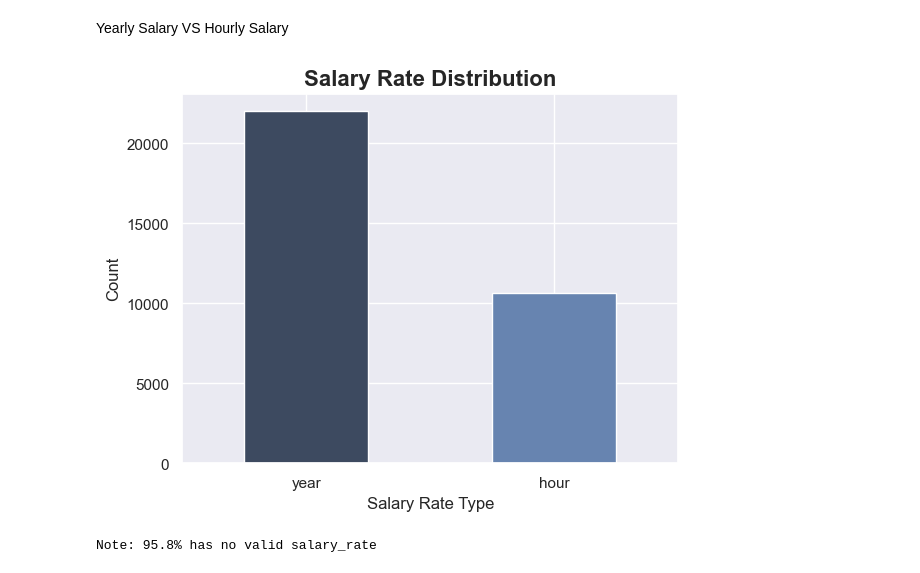
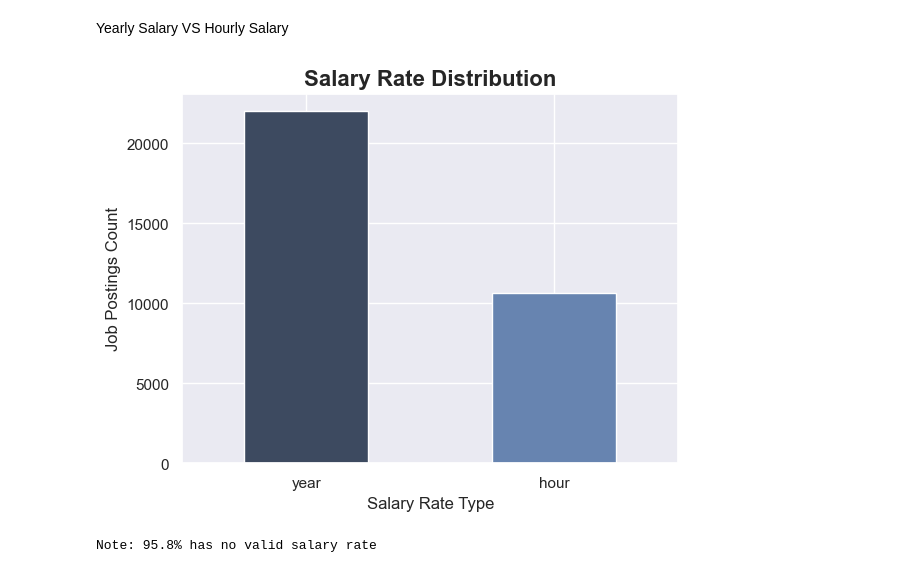
Before and after one commit to Mo-Ahmed05/Data-Jobs-Analysis, a Jupyter notebook: Explore the Data.ipynb, the cells around one changed output. Cells and saved outputs as stored; diff of their text form; code cells hidden in the pictures.

```diff
--- a/Explore the Data.ipynb
+++ b/Explore the Data.ipynb
@@ -103,24 +103,24 @@ Yearly Salary VS Hourly Salary
 # %%
 salary_rate = df[(df['salary_rate'] == 'year') | (df['salary_rate'] == 'hour')]['salary_rate'].value_counts()
 
 salary_rate.plot(
     kind='bar',
     color=["#3d4a60",'#6784b0']
 )
 
 plt.title('Salary Rate Distribution', fontweight='bold', size=16)
 plt.xlabel('Salary Rate Type')
-plt.ylabel('Count')
+plt.ylabel('Job Postings Count')
 plt.xticks(rotation=0)
 plt.show()
 
 
 
 total = len(df)
 valid = df['salary_rate'].isin(['year', 'hour']).sum()
 missing = total - valid
 
 print(f"Note: {(missing / total) * 100:.1f}% has no valid salary rate")
 # %% [output]
-[figure, old version]
+[figure, new version]
-Note: 95.8% has no valid salary_rate
+Note: 95.8% has no valid salary rate
```
Also changed, not shown: parts of 4 cells of this notebook, 15 other files.
